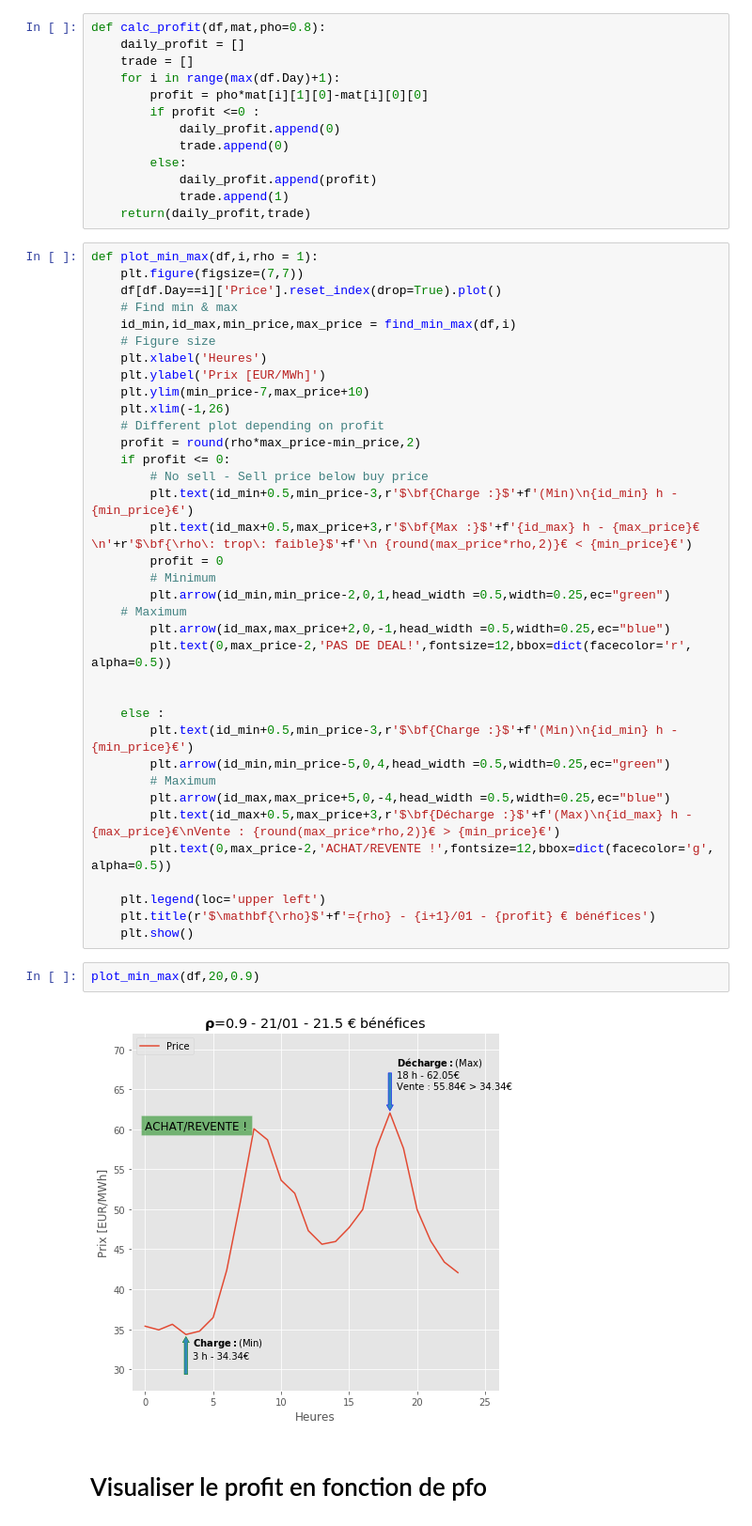
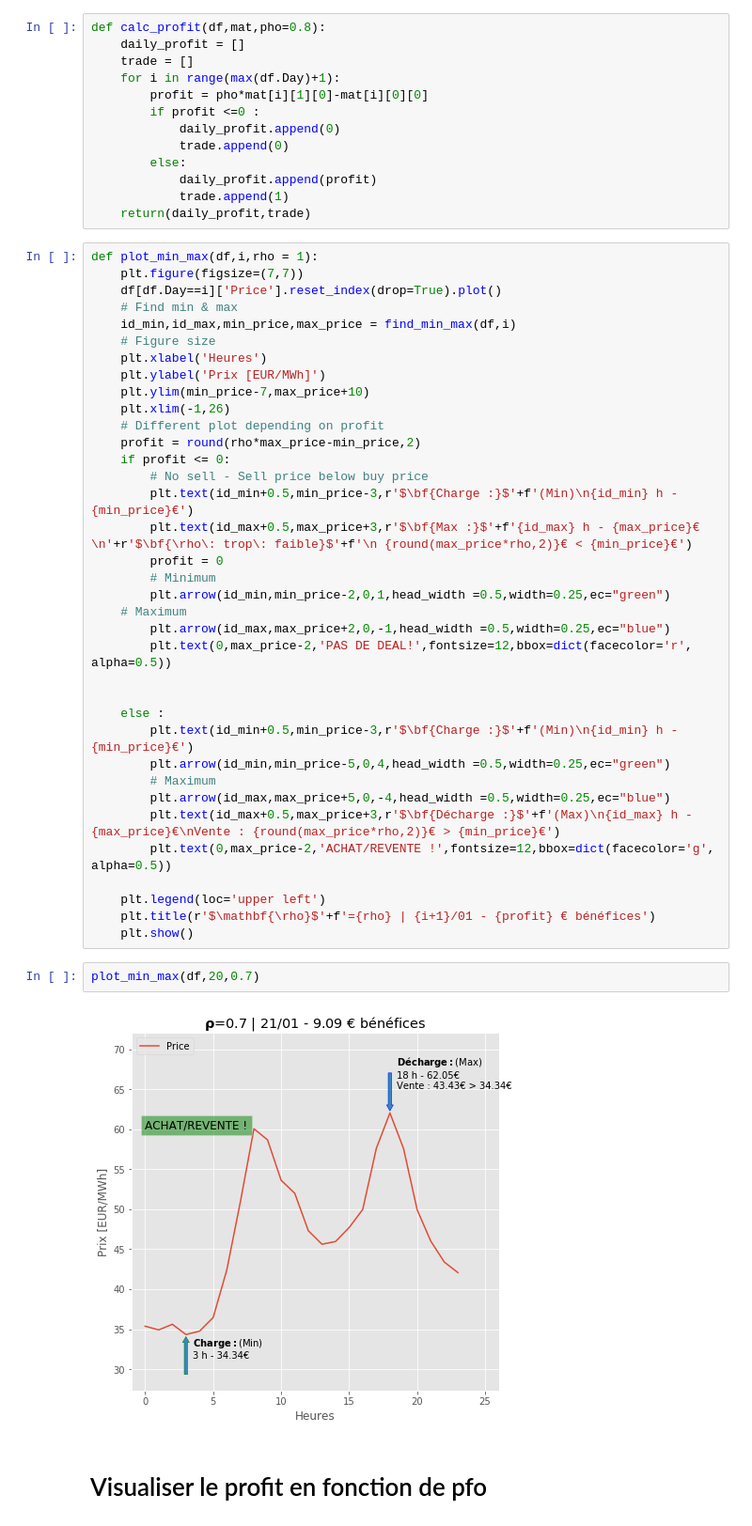
Before and after one commit to keyserwood/TEECO, a Jupyter notebook: 1.1-er-deal_with_storage.ipynb, the cells around one changed output. Shown at 94% size. Drawn from its saved outputs; the diff is of its cells as text.

```diff
--- a/1.1-er-deal_with_storage.ipynb
+++ b/1.1-er-deal_with_storage.ipynb
@@ -127,12 +127,12 @@ def plot_min_max(df,i,rho = 1):
         plt.text(0,max_price-2,'ACHAT/REVENTE !',fontsize=12,bbox=dict(facecolor='g', alpha=0.5))
 
     plt.legend(loc='upper left')
-    plt.title(r'$\mathbf{\rho}$'+f'={rho} - {i+1}/01 - {profit} € bénéfices')
+    plt.title(r'$\mathbf{\rho}$'+f'={rho} | {i+1}/01 - {profit} € bénéfices')
     plt.show()
 # %%
-plot_min_max(df,20,0.9)
+plot_min_max(df,20,0.7)
 # %% [output]
-[figure, old version]
+[figure, new version]
 # %% [markdown]
 # Visualiser le profit en fonction de pfo
 # %%
```
Also changed, not shown: 5 other files.
